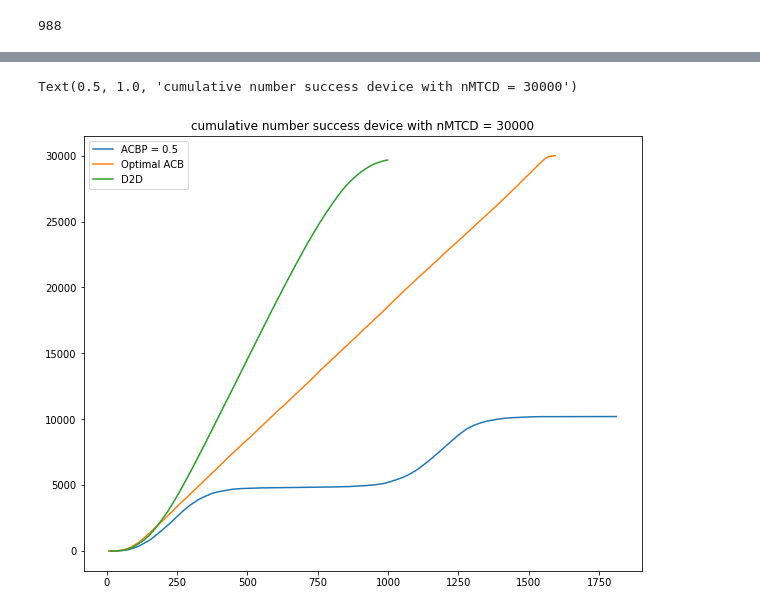
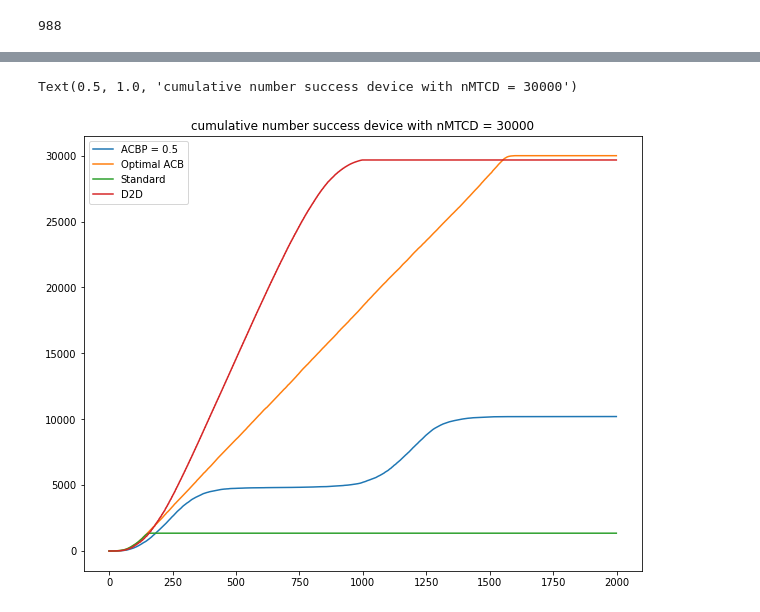
Before and after one commit to KenWang42/TDCR, a Jupyter notebook: Plotting/scripts/D2D_evaluation.ipynb, the cells around one changed output, grey strips where cells are left out. Drawn from its saved outputs; the diff is of its cells as text; code cells hidden in the pictures.

Commit message:
complete TDCR simulation

```diff
--- a/Plotting/scripts/D2D_evaluation.ipynb
+++ b/Plotting/scripts/D2D_evaluation.ipynb
@@ -108,13 +95,20 @@ Length: 1169, dtype: int64
+# %%
+ACB_0_5_preamble = pd.read_csv(f'/home/kangyu/TDCR/Plotting/data/ACB_0.5/ACB_0.5_Preamble_Status_{nMTCD}.csv')
+ACB_optimal_preamble = pd.read_csv(f'/home/kangyu/TDCR/Plotting/data/ACB_optimal/ACB_optimal_Preamble_Status_{nMTCD}.csv')
+STD_preamble = pd.read_csv(f'/home/kangyu/TDCR/Plotting/data/STD/STD_Preamble_Status_{nMTCD}.csv')
+a = pd.Series(np.zeros(2000), dtype=int)
+D2D_preamble = a.add(D2D_data.groupby('RA_success').size(), fill_value = 0)
+D2D_preamble.head()
 # %%
 plt.figure(figsize=(10,8))
 
-plt.plot(np.cumsum(ACB_0_5_data.groupby('RA_success').size()), label='ACBP = 0.5', ls='-')
-plt.plot(np.cumsum(ACB_optimal_data.groupby('RA_success').size()), label='Optimal ACB')
-# plt.plot(np.cumsum(STD_data.groupby('RA_success').size()), label='Standard')
-plt.plot(np.cumsum(D2D_data.groupby('RA_success').size()), label='D2D')
+plt.plot(np.cumsum(ACB_0_5_preamble['success']), label='ACBP = 0.5', ls='-')
+plt.plot(np.cumsum(ACB_optimal_preamble['success']), label='Optimal ACB')
+plt.plot(np.cumsum(STD_preamble['success']), label='Standard')
+plt.plot(np.cumsum(D2D_preamble), label='D2D')
 
 plt.legend()
 plt.title('cumulative number success device with nMTCD = 30000')
 # %% [output]
 Text(0.5, 1.0, 'cumulative number success device with nMTCD = 30000')
-[figure, old version]
+[figure, new version]
```
Also changed, not shown: parts of 7 cells of this notebook, 6 other files.
